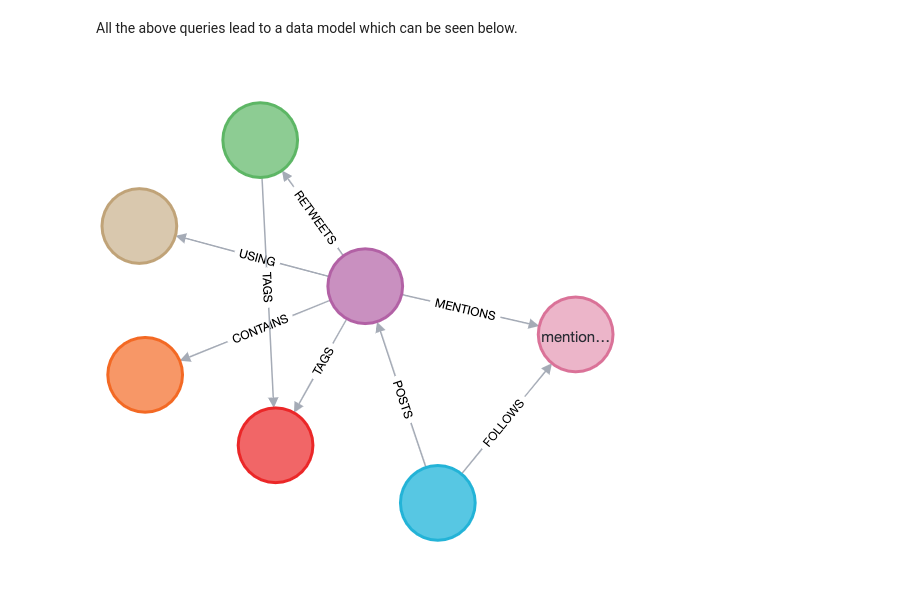
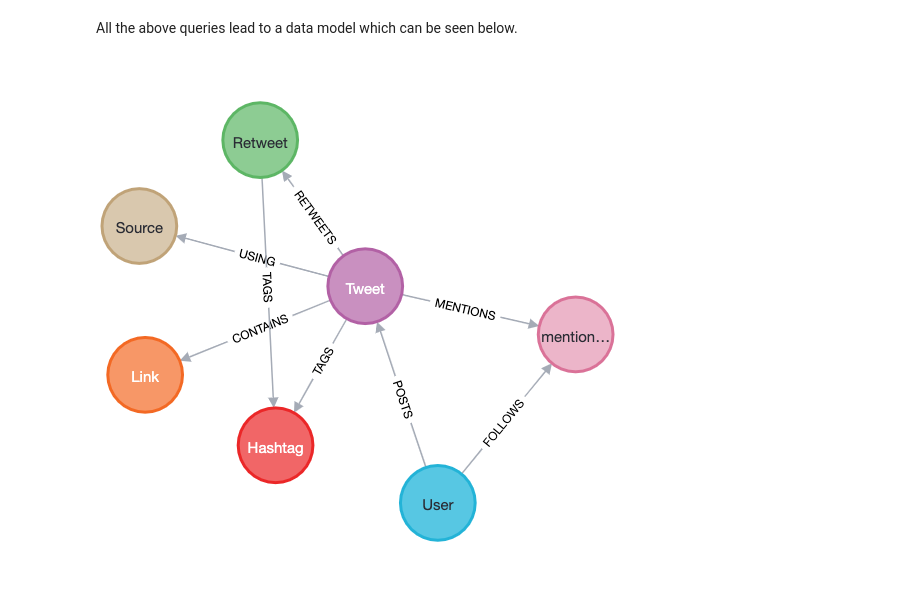
Before and after one commit to felix-rosenberger/Assignment-2-Python-and-GraphDB, a Jupyter notebook: Graph_Model_Queries.ipynb, the cells around one changed output. Cells and saved outputs as stored; diff of their text form; code cells hidden in the pictures.

Commit message:
changed data model

```diff
--- a/Graph_Model_Queries.ipynb
+++ b/Graph_Model_Queries.ipynb
@@ -123,6 +123,6 @@ YIELD * ;
 All the above queries lead to a data model which can be seen below.
 # %%
 from IPython.display import Image
-Image("files/graph.png")
+Image("graph_model.png")
 # %% [output]
-[figure, old version]
+[figure, new version]
```
